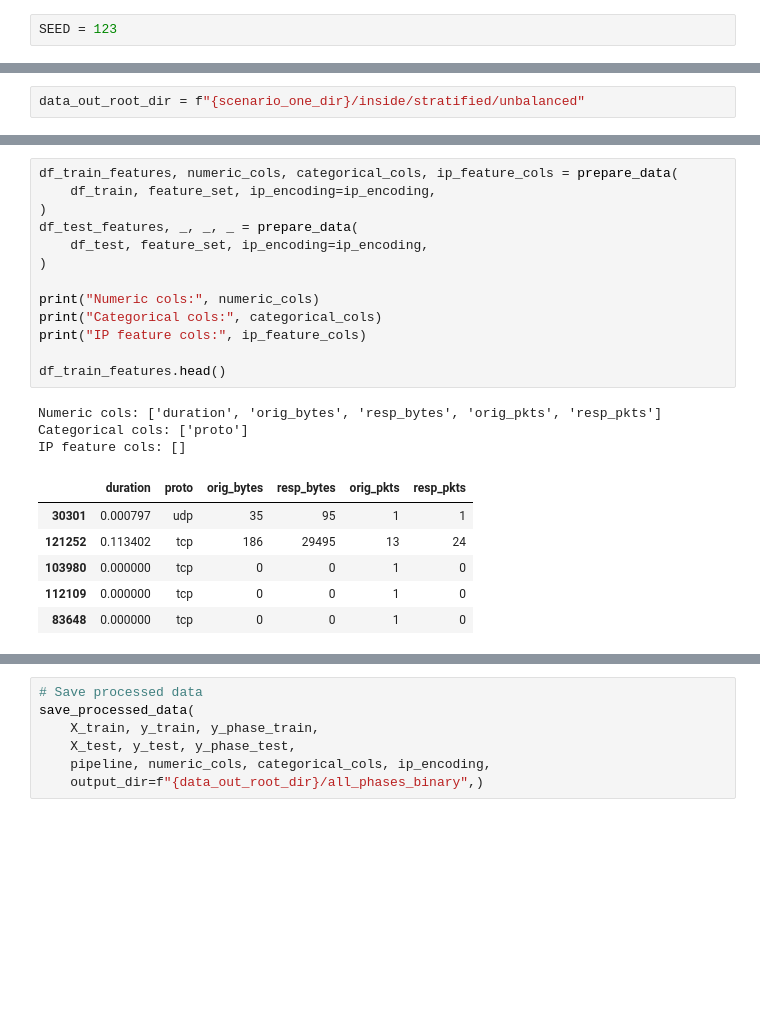
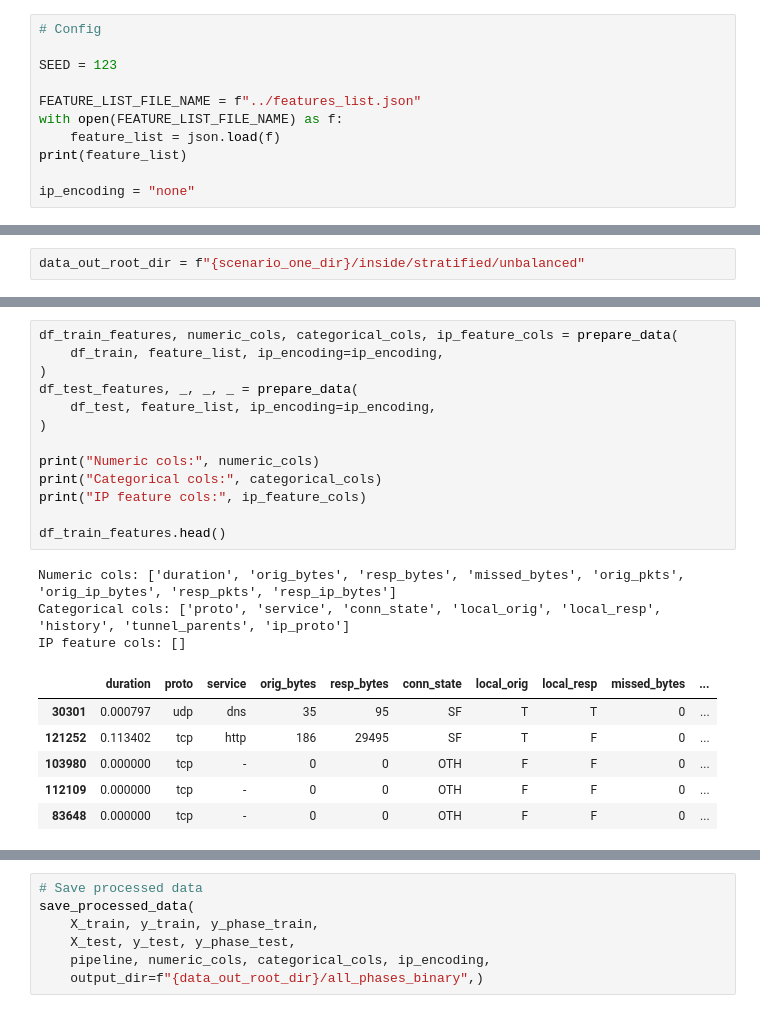
Before and after one commit to sofiaburkow/DeepChronos, a Jupyter notebook: experiments/preprocessing/unbalanced_data.ipynb, the cells around one changed output, grey strips where cells are left out. Saved outputs shown, nothing was run; the diff lists cells and outputs as text; blank space fills up the shorter version.

Commit message:
load features from json file

```diff
--- a/experiments/preprocessing/unbalanced_data.ipynb
+++ b/experiments/preprocessing/unbalanced_data.ipynb
@@ -15,4 +16,13 @@ from helper_func.preprocess_func import (
     preprocess_data
 )
 # %%
+# Config
+
 SEED = 123
+
+FEATURE_LIST_FILE_NAME = f"../features_list.json"
+with open(FEATURE_LIST_FILE_NAME) as f:
+    feature_list = json.load(f)
+print(feature_list)
+
+ip_encoding = "none"
@@ -71,26 +67,26 @@ Test set shape: (50330, 20)
 # %%
 df_train_features, numeric_cols, categorical_cols, ip_feature_cols = prepare_data(
-    df_train, feature_set, ip_encoding=ip_encoding,
+    df_train, feature_list, ip_encoding=ip_encoding,
 )
 df_test_features, _, _, _ = prepare_data(
-    df_test, feature_set, ip_encoding=ip_encoding,
+    df_test, feature_list, ip_encoding=ip_encoding,
 )
 
 print("Numeric cols:", numeric_cols)
 print("Categorical cols:", categorical_cols)
 print("IP feature cols:", ip_feature_cols)
 
 df_train_features.head()
 # %% [output]
-Numeric cols: ['duration', 'orig_bytes', 'resp_bytes', 'orig_pkts', 'resp_pkts']
-Categorical cols: ['proto']
+Numeric cols: ['duration', 'orig_bytes', 'resp_bytes', 'missed_bytes', 'orig_pkts', 'orig_ip_bytes', 'resp_pkts', 'resp_ip_bytes']
+Categorical cols: ['proto', 'service', 'conn_state', 'local_orig', 'local_resp', 'history', 'tunnel_parents', 'ip_proto']
 IP feature cols: []
-|  | duration | proto | orig_bytes | resp_bytes | orig_pkts | resp_pkts |
-| 30301 | 0.000797 | udp | 35 | 95 | 1 | 1 |
-| 121252 | 0.113402 | tcp | 186 | 29495 | 13 | 24 |
-| 103980 | 0.000000 | tcp | 0 | 0 | 1 | 0 |
-| 112109 | 0.000000 | tcp | 0 | 0 | 1 | 0 |
-| 83648 | 0.000000 | tcp | 0 | 0 | 1 | 0 |
+|  | duration | proto | service | orig_bytes | resp_bytes | conn_state | local_orig | local_resp | missed_bytes | ... |
+| 30301 | 0.000797 | udp | dns | 35 | 95 | SF | T | T | 0 | ... |
+| 121252 | 0.113402 | tcp | http | 186 | 29495 | SF | T | F | 0 | ... |
+| 103980 | 0.000000 | tcp | - | 0 | 0 | OTH | F | F | 0 | ... |
+| 112109 | 0.000000 | tcp | - | 0 | 0 | OTH | F | F | 0 | ... |
+| 83648 | 0.000000 | tcp | - | 0 | 0 | OTH | F | F | 0 | ... |
 # %%
 pipeline = construct_pipeline(numeric_cols, categorical_cols)
 
```
Also changed, not shown: parts of 16 cells of this notebook, 2 other files.
